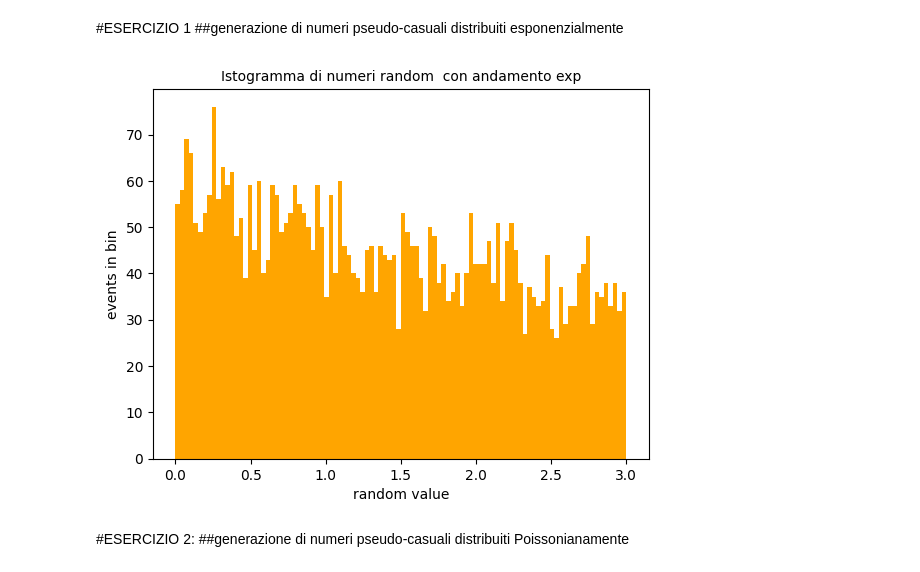
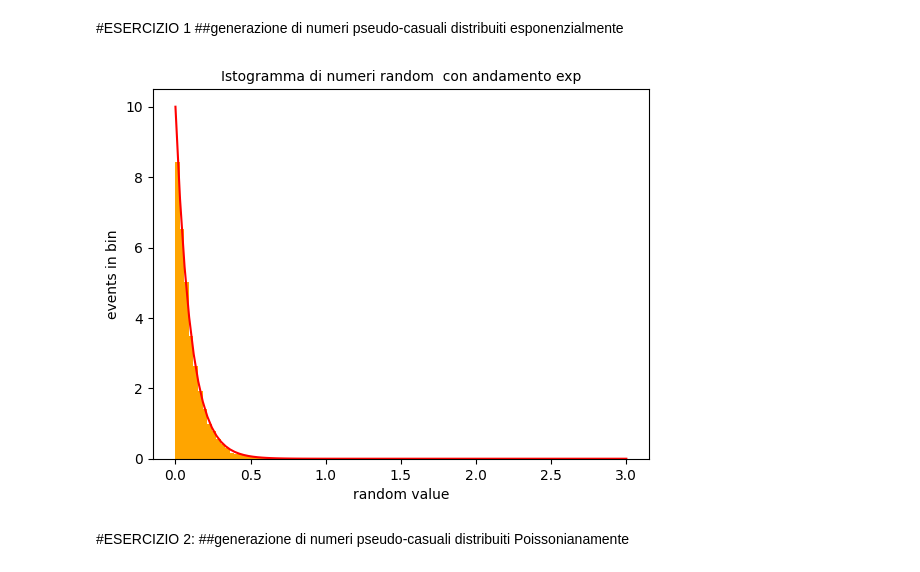
Before and after one commit to francescobellina/lezione7, a Jupyter notebook: Untitled.ipynb, the cells around one changed output. Cells and saved outputs as stored; diff of their text form; code cells hidden in the pictures.

```diff
--- a/Untitled.ipynb
+++ b/Untitled.ipynb
@@ -28,7 +28,7 @@ def main () :
     '''
 
 
-    tau  = float (5) #metterlo come input, deve essere un valore positivo
+    tau  = float (0.1) #metterlo come input, deve essere un valore positivo
     lamb = 1./tau
 
     N    = int (10000) #metterlo come input
@@ -39,37 +39,37 @@ def main () :
 
 
     for i in range (N):
         randlist1.append (inv_exp (random.random(), lamb))  #random.random è un numero pseudo casuale passato alla funzione inversa
 
 
 
 
     # plotting of the generated list of numbers in a histogram. SI ORA TRATTA SOLO DI PLOTTARE
 
     nBins = floor (len (randlist1) / 100.)        # number of bins of the hitogram
     bin_edges = np.linspace (0., 3., nBins + 1)  # edges o the histogram bins
-
+    x=(np.linspace(0.,3.,100))
     # disegno della funzione
     fig, ax = plt.subplots ()
     ax.set_title ('Istogramma di numeri random  con andamento exp', size=10)
     ax.set_xlabel ('random value')
     ax.set_ylabel ('events in bin')
     ax.hist (randlist1,      # list of numbers
              bins = bin_edges,
              color = 'orange',
-             # normed = True,
+             density = True,
             )
-
+    ax.plot(x, lamb*np.exp(x*(-lamb)), color = 'red')
     plt.savefig ('es_4.6.png')
 
 
 # ---- ---- ---- ---- ---- ---- ---- ---- ---- ---- ---- ---- ----
 
 
 if __name__ == "__main__":
     main ()
 # %% [output]
-[figure, old version]
+[figure, new version]
 # %% [markdown]
 #ESERCIZIO 2:
 ##generazione di numeri pseudo-casuali distribuiti Poissonianamente
```
Also changed, not shown: parts of 2 cells of this notebook.
